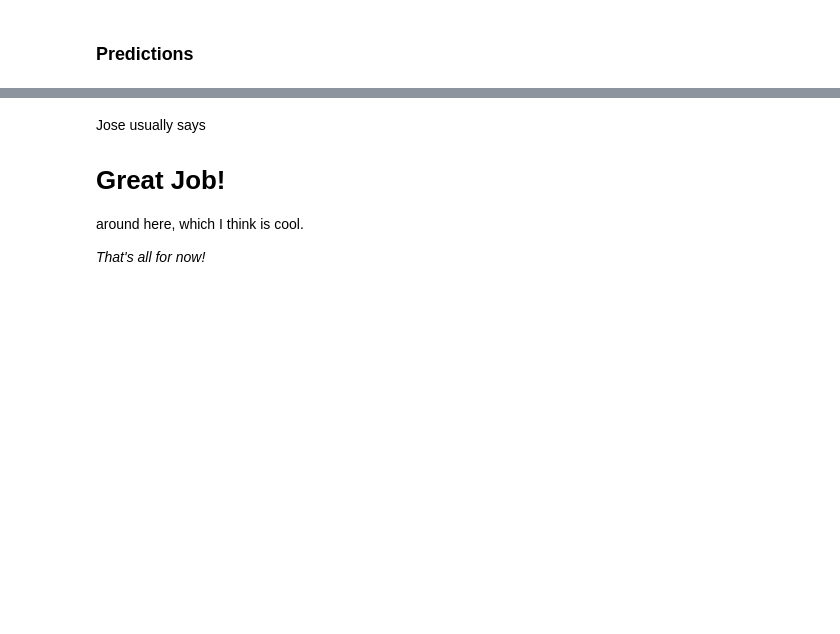
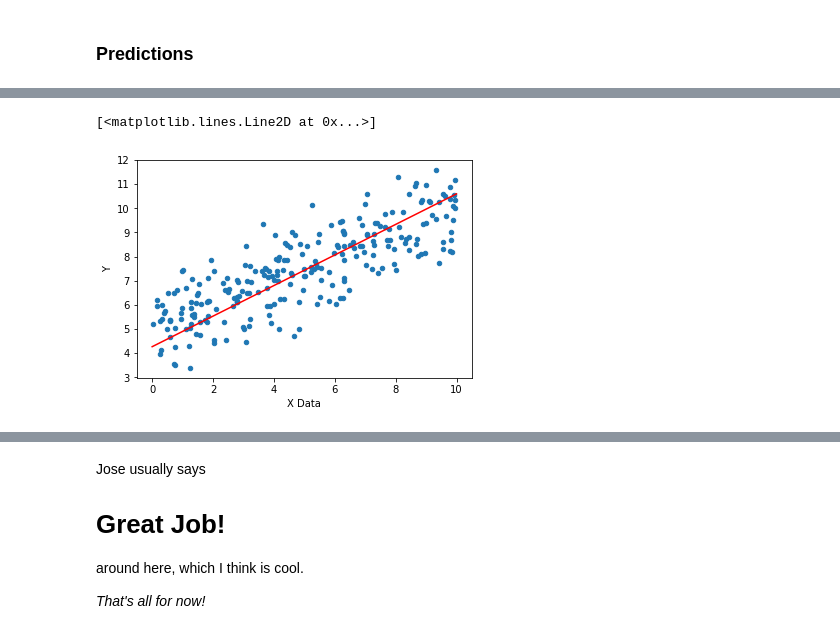
Before and after one commit to bballdave025/upgraded-waffle, a Jupyter notebook: Sec_06/Sec_6_04_Tensorflow_Regression_Example.ipynb, the cells around one changed output, grey strips where cells are left out. Drawn from its saved outputs; the diff is of its cells as text; code cells hidden in the pictures; blank space fills up the shorter version.

```diff
--- a/Sec_06/Sec_6_04_Tensorflow_Regression_Example.ipynb
+++ b/Sec_06/Sec_6_04_Tensorflow_Regression_Example.ipynb
@@ -504,8 +553,9 @@ print("eval metrics : {}".format(eval_metrics))
 # %% [markdown]
 ### Predictions
 # %%
+brand_new_data = np.linspace(0, 10, 10)
 input_fn_predict = \
-    tf.estimator.inputs.numpy_input_fn({'x':np.linspace(0, 10, 10)},
+    tf.estimator.inputs.numpy_input_fn({'x':brand_new_data},
                                        shuffle=False
     )
 # %%
@@ -526,4 +624,7 @@ NameError: name 'predictions' is not defined
 # %%
 my_data.sample(n=250).plot(kind='scatter',
                            x='X Data', y='Y')
-plt.plot(np.linspace(0, 10, 10), predictions, 'r')
+plt.plot(brand_new_data, predictions, 'r')
+# %% [output]
+[<matplotlib.lines.Line2D at 0x...>]
+[figure, added]
```
Also changed, not shown: parts of 28 cells of this notebook, 1 other file.
